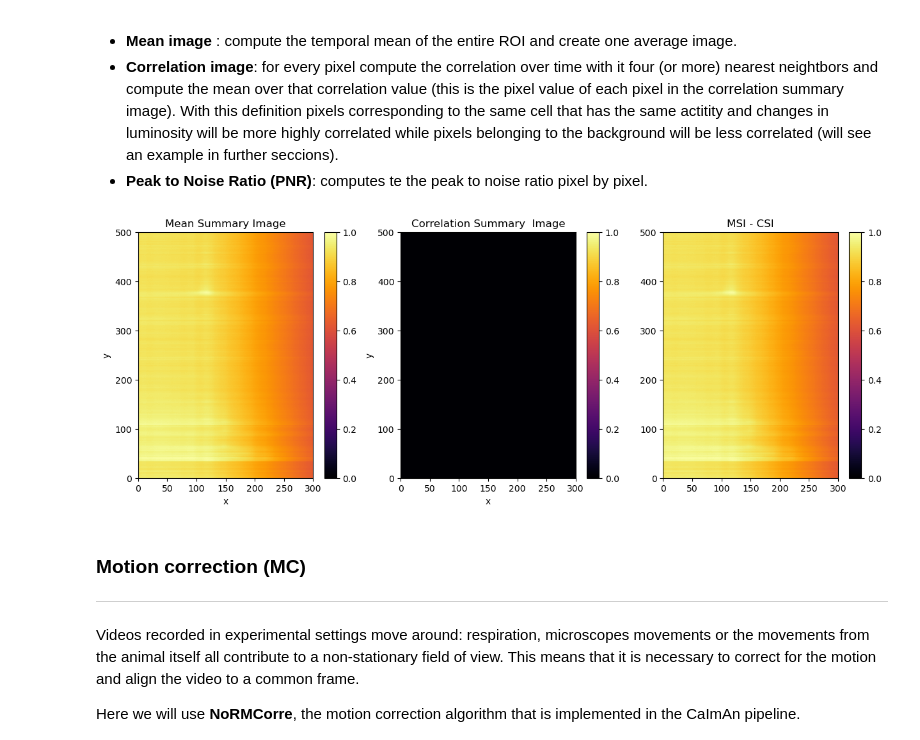
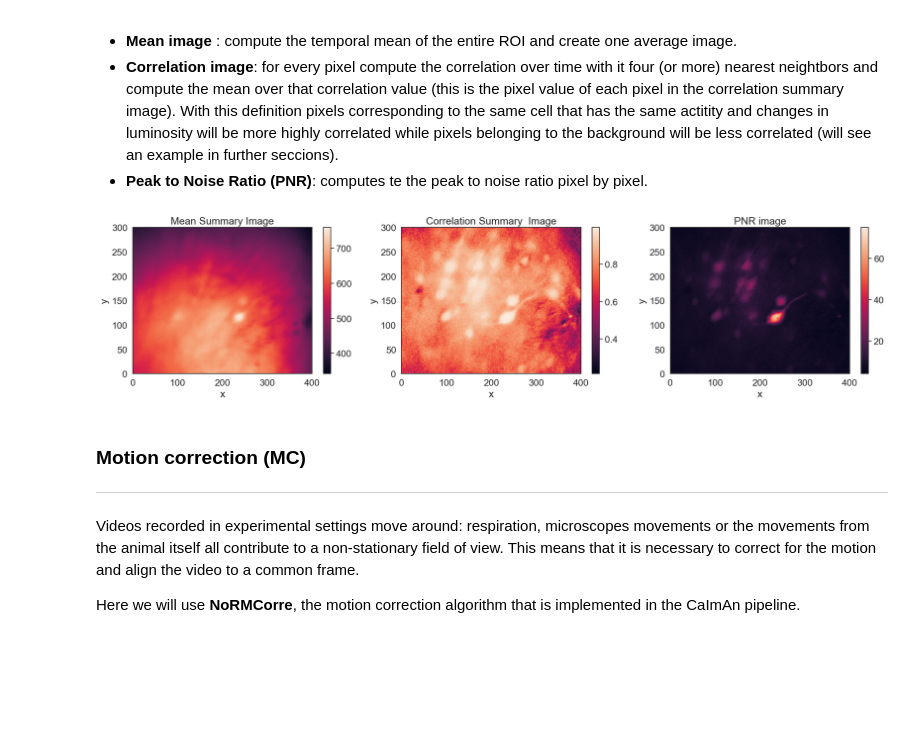
Before and after one commit to neural-data-science-course/neural-data, a Jupyter notebook: 03-calcium_imaging/calcium_imaging.ipynb, the cells around one changed output. Cells and saved outputs as stored; diff of their text form; code cells hidden in the pictures; blank space fills up the shorter version.

```diff
--- a/03-calcium_imaging/calcium_imaging.ipynb
+++ b/03-calcium_imaging/calcium_imaging.ipynb
@@ -57,6 +57,7 @@ from matplotlib.patches import Rectangle
 import pickle
 import psutil
 import logging
+from pathlib import Path
 import os
 
 
@@ -67,3 +68,6 @@ from caiman.source_extraction import cnmf
 from caiman.source_extraction.cnmf.cnmf import load_CNMF
 
 import code.auxiliary_functions as aux
+
+import seaborn as sns
+sns.set_theme(context='notebook',style='white',font_scale=1.5)
@@ -126,42 +116,37 @@ def summary_image_correlation(video = None):
 # %%
 ###load movie
 original_movie = cm.load(input_tif_file_path)
-mean_frame = summary_image_mean(video=original_movie)
-correlation_image = summary_image_correlation(video=original_movie)
+mean_image = cm.summary_images.mean_image(input_tif_file_path)
+correlation_image,pnr_image = cm.summary_images.correlation_pnr(original_movie,swap_dim=False)
 # %%
 ## plotting code is provided for once the mean and correlation summary images are computed
 figure, axes = plt.subplots(1,3)
+figure.set_size_inches(20,5)
 
 axes[0].set_xlabel('x')
 axes[0].set_ylabel('y')
 axes[0].set_title('Mean Summary Image')
 
 axes[1].set_xlabel('x')
 axes[1].set_ylabel('y')
 axes[1].set_title('Correlation Summary  Image')
 
-axes[1].set_xlabel('x')
-axes[1].set_ylabel('y')
-axes[2].set_title('MSI - CSI')
+axes[2].set_xlabel('x')
+axes[2].set_ylabel('y')
+axes[2].set_title('PNR image')
 
-mesh0 = axes[0].pcolormesh(mean_frame/np.max(mean_frame),cmap=plt.cm.inferno)
-mesh1 = axes[1].pcolormesh(correlation_image,cmap=plt.cm.inferno)
-mesh2 = axes[2].pcolormesh(mean_frame/np.max(mean_frame)-correlation_image,cmap=plt.cm.inferno)
-
-vmin_corr = 0
-vmax_corr = 1
-mesh0.set_clim(vmin_corr,vmax_corr)
-mesh1.set_clim(vmin_corr,vmax_corr)
-mesh2.set_clim(vmin_corr,vmax_corr)
-
+mesh0 = axes[0].pcolormesh(mean_image)
+mesh1 = axes[1].pcolormesh(correlation_image)
+mesh2 = axes[2].pcolormesh(pnr_image)
 
 figure.colorbar(mesh0,ax=axes[0])
 figure.colorbar(mesh1,ax=axes[1])
 figure.colorbar(mesh2,ax=axes[2])
 
-figure.set_size_inches(15,5)
+
+plt.tight_layout()
 # %% [output]
-[figure, old version]
+[figure, new version]
 # %% [markdown]
 ### Motion correction (MC)
 ---
```
Also changed, not shown: parts of 26 cells of this notebook, 3 other files.
